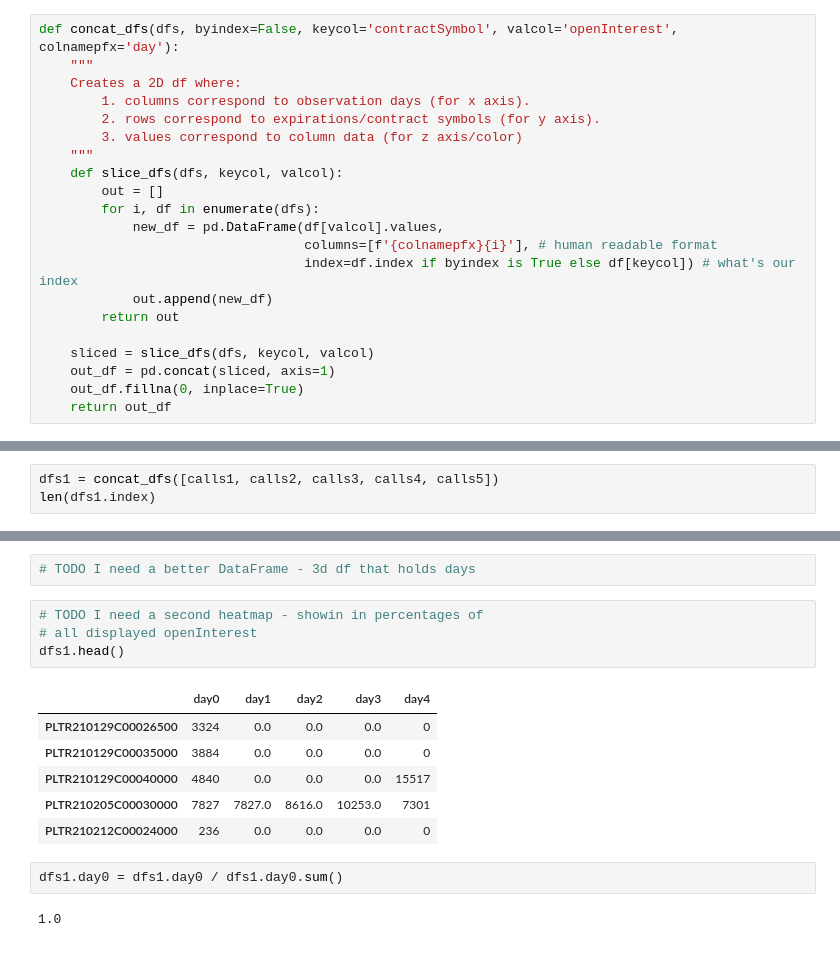
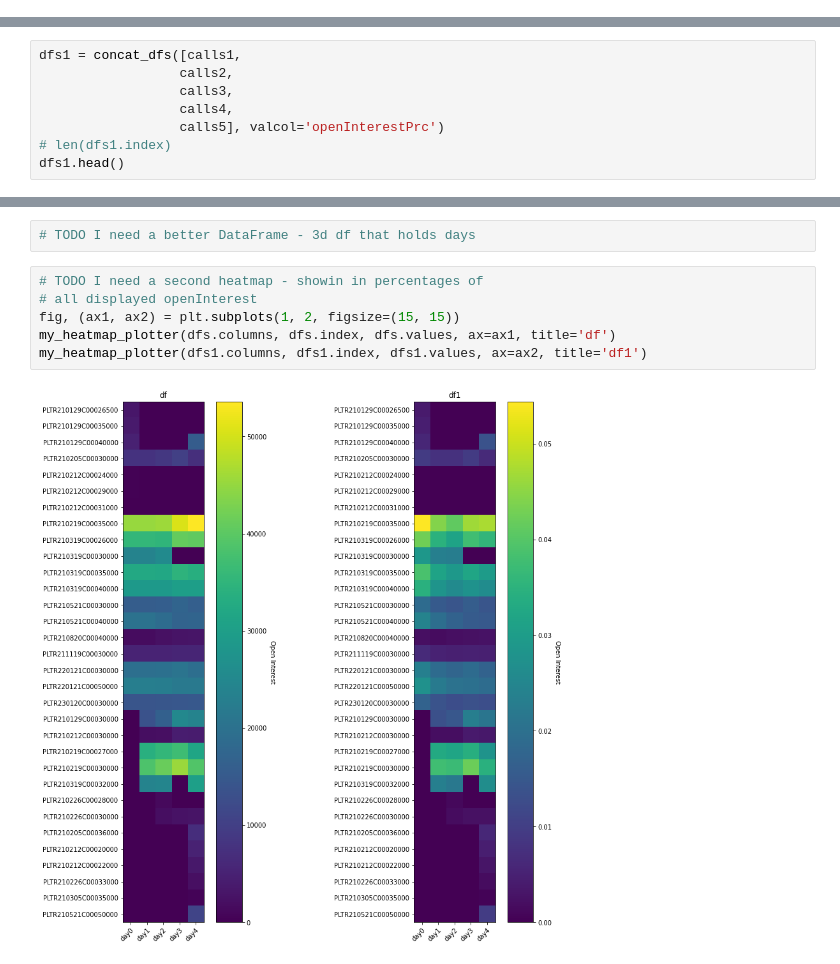
Before and after one commit to ooddaa/tradingAlgos, a Jupyter notebook: plots/heatmap.ipynb, the cells around one changed output, grey strips where cells are left out. Cells and saved outputs as stored; diff of their text form.

```diff
--- a/plots/heatmap.ipynb
+++ b/plots/heatmap.ipynb
@@ -98,22 +82 @@ calls1.head()
-# %%
-def concat_dfs(dfs, byindex=False, keycol='contractSymbol', valcol='openInterest', colnamepfx='day'):
-    """
-    Creates a 2D df where:
-        1. columns correspond to observation days (for x axis).
-        2. rows correspond to expirations/contract symbols (for y axis).
-        3. values correspond to column data (for z axis/color)
-    """
-    def slice_dfs(dfs, keycol, valcol):
-        out = []
-        for i, df in enumerate(dfs):
-            new_df = pd.DataFrame(df[valcol].values,
-                                  columns=[f'{colnamepfx}{i}'], # human readable format
-                                  index=df.index if byindex is True else df[keycol]) # what's our index
-            out.append(new_df)
-        return out
-
-    sliced = slice_dfs(dfs, keycol, valcol)
-    out_df = pd.concat(sliced, axis=1)
-    out_df.fillna(0, inplace=True)
-    return out_df
 # %%
@@ -129,4 +97,9 @@ my_heatmap_plotter(dfs.columns, dfs.index, dfs.values, figsize=(15,15))
 # %%
-dfs1 = concat_dfs([calls1, calls2, calls3, calls4, calls5])
-len(dfs1.index)
+dfs1 = concat_dfs([calls1,
+                  calls2,
+                  calls3,
+                  calls4,
+                  calls5], valcol='openInterestPrc')
+# len(dfs1.index)
+dfs1.head()
 # %% [output]
@@ -140,15 +118,8 @@ my_heatmap_plotter(dfs1.columns, dfs1.index, dfs1.values, figsize=(10,10))
 # %%
 # TODO I need a second heatmap - showin in percentages of
 # all displayed openInterest
-dfs1.head()
+fig, (ax1, ax2) = plt.subplots(1, 2, figsize=(15, 15))
+my_heatmap_plotter(dfs.columns, dfs.index, dfs.values, ax=ax1, title='df')
+my_heatmap_plotter(dfs1.columns, dfs1.index, dfs1.values, ax=ax2, title='df1')
 # %% [output]
-|  | day0 | day1 | day2 | day3 | day4 |
-| PLTR210129C00026500 | 3324 | 0.0 | 0.0 | 0.0 | 0 |
-| PLTR210129C00035000 | 3884 | 0.0 | 0.0 | 0.0 | 0 |
-| PLTR210129C00040000 | 4840 | 0.0 | 0.0 | 0.0 | 15517 |
-| PLTR210205C00030000 | 7827 | 7827.0 | 8616.0 | 10253.0 | 7301 |
-| PLTR210212C00024000 | 236 | 0.0 | 0.0 | 0.0 | 0 |
+[figure, added]
-# %%
-dfs1.day0 = dfs1.day0 / dfs1.day0.sum()
-# %% [output]
-1.0
```
Also changed, not shown: parts of 9 cells of this notebook, 11 other files.
